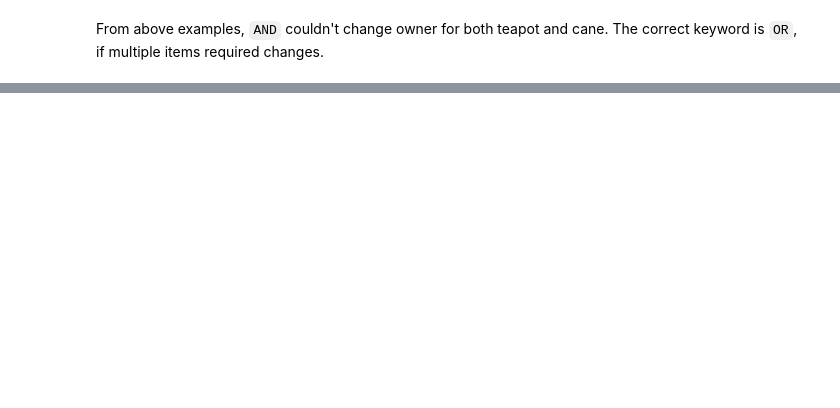
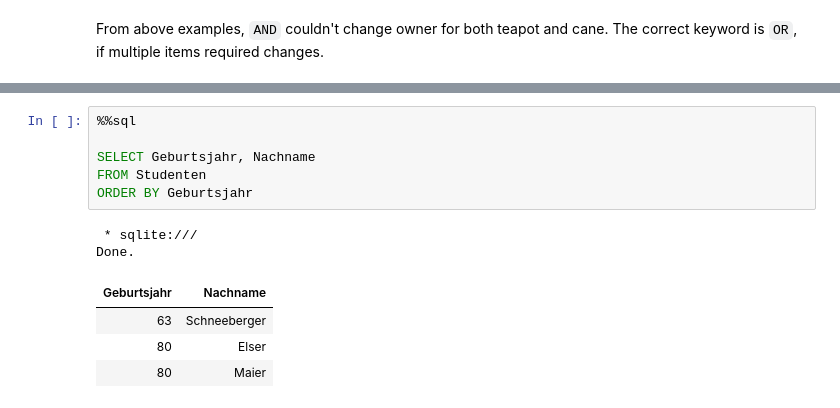
Before and after one commit to Bryanbu2014/database, a Jupyter notebook: exercises-ss24/01_SQL_DDL.ipynb, the cells around one changed output, grey strips where cells are left out. Saved outputs shown, nothing was run; the diff lists cells and outputs as text; blank space fills up the shorter version.

```diff
--- a/exercises-ss24/01_SQL_DDL.ipynb
+++ b/exercises-ss24/01_SQL_DDL.ipynb
@@ -755,0 +631,13 @@ From above examples, `AND` couldn't change owner for both teapot and cane. The c
+# %%
+%%sql
+
+SELECT Geburtsjahr, Nachname
+FROM Studenten
+ORDER BY Geburtsjahr
+# %% [output]
+ * sqlite:///
+Done.
+| Geburtsjahr | Nachname |
+| 63 | Schneeberger |
+| 80 | Elser |
+| 80 | Maier |
```
Also changed, not shown: parts of 33 cells of this notebook, 3 other files.
